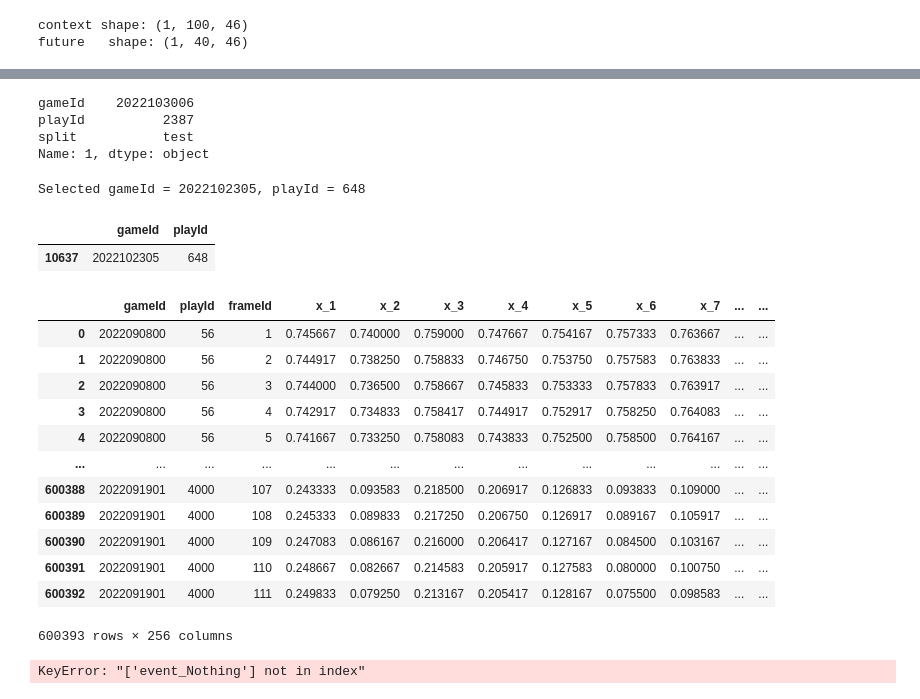
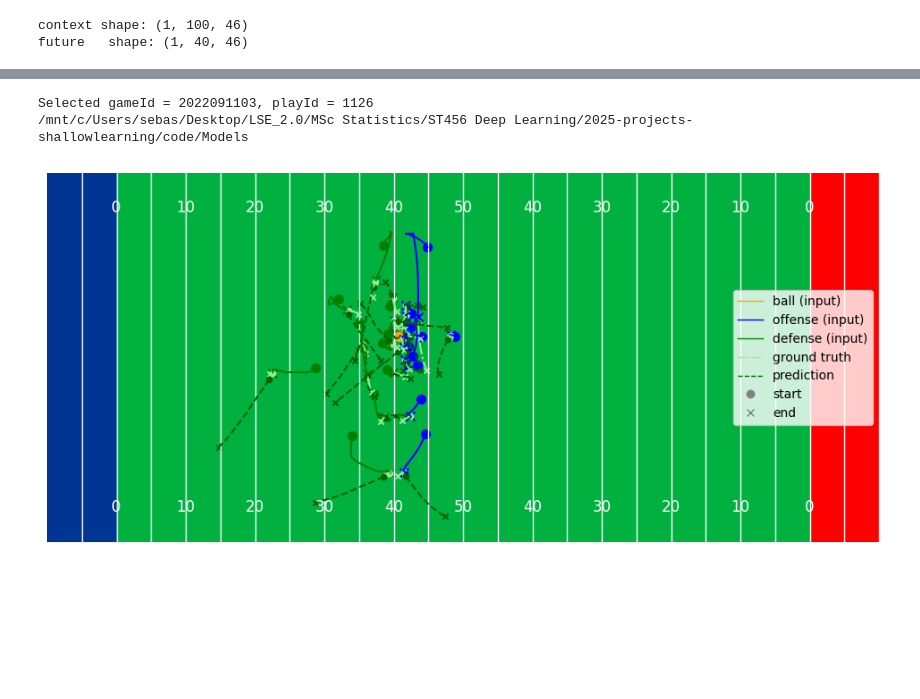
Before and after one commit to pholmes116/NFL-player-trajectories-public, a Jupyter notebook: code/Models/Base_transformer.ipynb, the cells around one changed output, grey strips where cells are left out. Drawn from its saved outputs; the diff is of its cells as text; code cells hidden in the pictures; blank space fills up the shorter version.

```diff
--- a/code/Models/Base_transformer.ipynb
+++ b/code/Models/Base_transformer.ipynb
@@ -146,57 +136,43 @@ _ = plot_trajectories(
 from play_loader import load_play
 # %%
 import pandas as pd
-# %%
-game_indexer = pd.read_parquet("../../processed_data/train_test_val.parquet")
-
-game_indexer.loc[1]
-# %% [output]
-gameId    2022103006
-playId          2387
-split           test
-Name: 1, dtype: object
+# %%
+game_indexer = pd.read_parquet("../../processed_data/train_test_val.parquet")
+df = pd.read_parquet("../../processed_data/model_input_2.parquet")
+
+df = df.merge(game_indexer, how="left", on=["gameId", "playId"])
 # %%
 # Filter to test rows and pick one at random
+N_STEPS = 10
+
 row = (
-    game_indexer
-    .loc[game_indexer['split'] == "train", ['gameId', 'playId']]
-    .sample(n=1, random_state=42)  # you can omit random_state for true randomness
+    df
+    .loc[df['split'] == "test", ['gameId', 'playId']]
+    .sample(n=1)
 )
 
 # Extract into Python variables
 gameId = row['gameId'].iloc[0]
 playId = row['playId'].iloc[0]
 
 print(f"Selected gameId = {gameId}, playId = {playId}")
-row
+
+context_seq, gt_future = load_play(
+    parquet_path="../../processed_data/model_input_2.parquet",
+    game_id=gameId,
+    play_id=playId,
+    ctx_len=100,
+    n_future=N_STEPS,
+)
+
+pred = model.predict_autoregressive(context_seq, n_steps=N_STEPS)
+
+_ = custom_visualizer.plot_trajectories(
+        sequence=context_seq[0],
+        ground_truth_seq=gt_future,
+        pred_seq=pred,
+        offense='all', defense='all', include_ball=True)
 # %% [output]
-Selected gameId = 2022102305, playId = 648
+Selected gameId = 2022091103, playId = 1126
+/mnt/c/Users/sebas/Desktop/LSE_2.0/MSc Statistics/ST456 Deep Learning/2025-projects-shallowlearning/code/Models
-|  | gameId | playId |
-| 10637 | 2022102305 | 648 |
+[figure, added]
-# %%
-df = pd.read_parquet("../../processed_data/model_input_2.parquet")
-df
-# %% [output]
-|  | gameId | playId | frameId | x_1 | x_2 | x_3 | x_4 | x_5 | x_6 | x_7 | ... | ... |
-| 0 | 2022090800 | 56 | 1 | 0.745667 | 0.740000 | 0.759000 | 0.747667 | 0.754167 | 0.757333 | 0.763667 | ... | ... |
-| 1 | 2022090800 | 56 | 2 | 0.744917 | 0.738250 | 0.758833 | 0.746750 | 0.753750 | 0.757583 | 0.763833 | ... | ... |
-| 2 | 2022090800 | 56 | 3 | 0.744000 | 0.736500 | 0.758667 | 0.745833 | 0.753333 | 0.757833 | 0.763917 | ... | ... |
-| 3 | 2022090800 | 56 | 4 | 0.742917 | 0.734833 | 0.758417 | 0.744917 | 0.752917 | 0.758250 | 0.764083 | ... | ... |
-| 4 | 2022090800 | 56 | 5 | 0.741667 | 0.733250 | 0.758083 | 0.743833 | 0.752500 | 0.758500 | 0.764167 | ... | ... |
-| ... | ... | ... | ... | ... | ... | ... | ... | ... | ... | ... | ... | ... |
-| 600388 | 2022091901 | 4000 | 107 | 0.243333 | 0.093583 | 0.218500 | 0.206917 | 0.126833 | 0.093833 | 0.109000 | ... | ... |
-| 600389 | 2022091901 | 4000 | 108 | 0.245333 | 0.089833 | 0.217250 | 0.206750 | 0.126917 | 0.089167 | 0.105917 | ... | ... |
-| 600390 | 2022091901 | 4000 | 109 | 0.247083 | 0.086167 | 0.216000 | 0.206417 | 0.127167 | 0.084500 | 0.103167 | ... | ... |
-| 600391 | 2022091901 | 4000 | 110 | 0.248667 | 0.082667 | 0.214583 | 0.205917 | 0.127583 | 0.080000 | 0.100750 | ... | ... |
-| 600392 | 2022091901 | 4000 | 111 | 0.249833 | 0.079250 | 0.213167 | 0.205417 | 0.128167 | 0.075500 | 0.098583 | ... | ... |
-600393 rows × 256 columns
-# %%
-df = pd.read_parquet(
-        "../../processed_data/model_input_2.parquet",
-        engine="pyarrow",
-        filters=[("gameId", "==", 2022090800), ("playId", "==", 56)],
-    )
-
-df[["event_ball_snap","event_snap_direct", "event_Nothing"]]
-# %% [output]
-KeyError: "['event_Nothing'] not in index"
```
Also changed, not shown: parts of 6 cells of this notebook, 1 other file.
